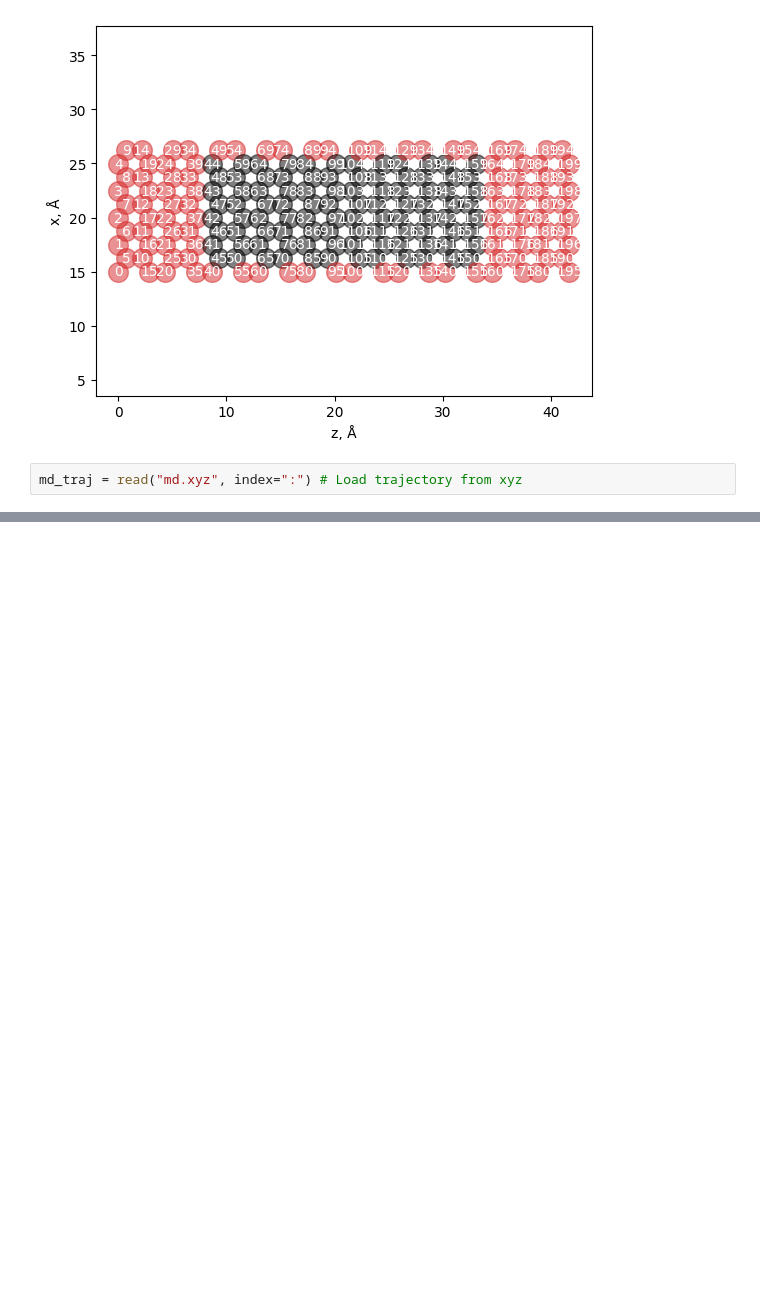
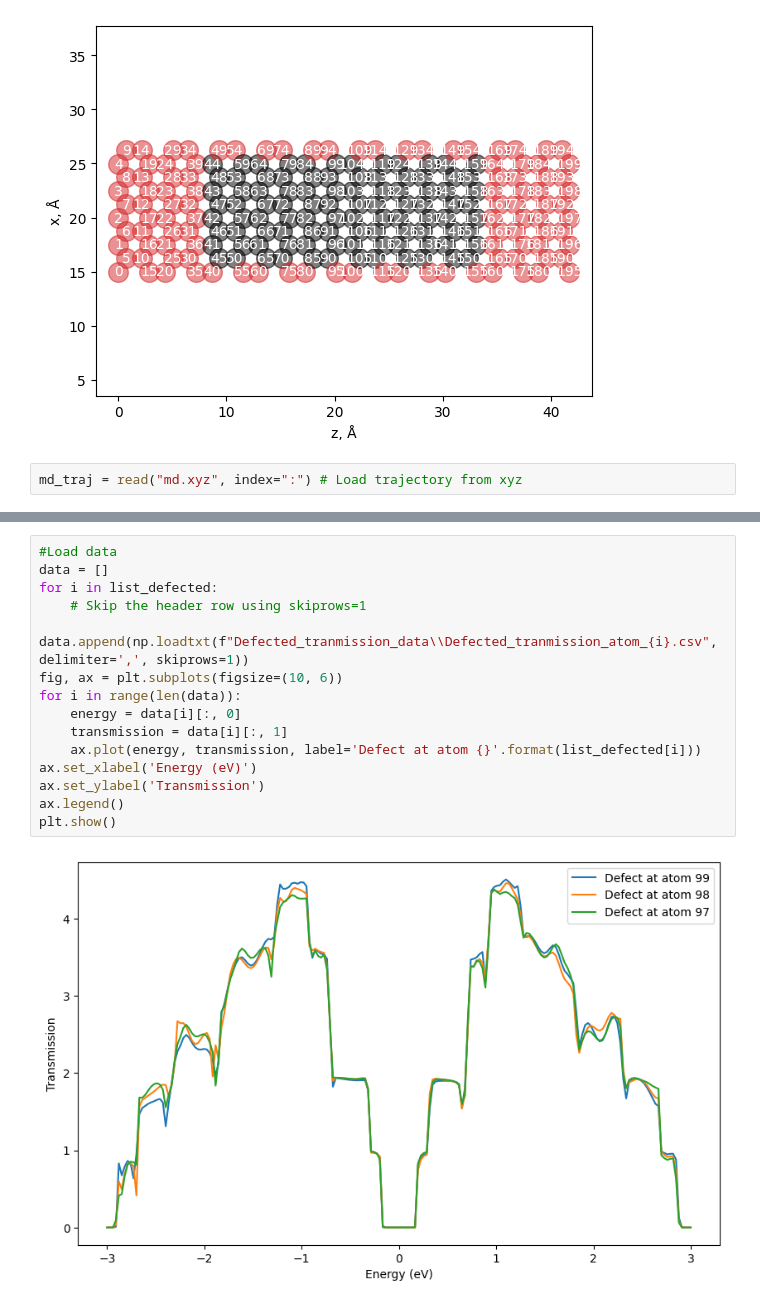
Before and after one commit to UlrikTJ/TemperatureDependantTransport, a Jupyter notebook: Temp_dep_defect_transport.ipynb, the cells around one changed output, grey strips where cells are left out. Drawn from its saved outputs; the diff is of its cells as text; blank space fills up the shorter version.

Commit message:
Add saving to folder for storage, and plotting of stored data.

```diff
--- a/Temp_dep_defect_transport.ipynb
+++ b/Temp_dep_defect_transport.ipynb
@@ -411,0 +418,17 @@ ax.grid(True)
+# %%
+#Load data
+data = []
+for i in list_defected:
+    # Skip the header row using skiprows=1
+    data.append(np.loadtxt(f"Defected_tranmission_data\\Defected_tranmission_atom_{i}.csv", delimiter=',', skiprows=1))
+fig, ax = plt.subplots(figsize=(10, 6))
+for i in range(len(data)):
+    energy = data[i][:, 0]
+    transmission = data[i][:, 1]
+    ax.plot(energy, transmission, label='Defect at atom {}'.format(list_defected[i]))
+ax.set_xlabel('Energy (eV)')
+ax.set_ylabel('Transmission')
+ax.legend()
+plt.show()
+# %% [output]
+[figure, added]
```
Also changed, not shown: parts of 2 cells of this notebook, 3 other files.
